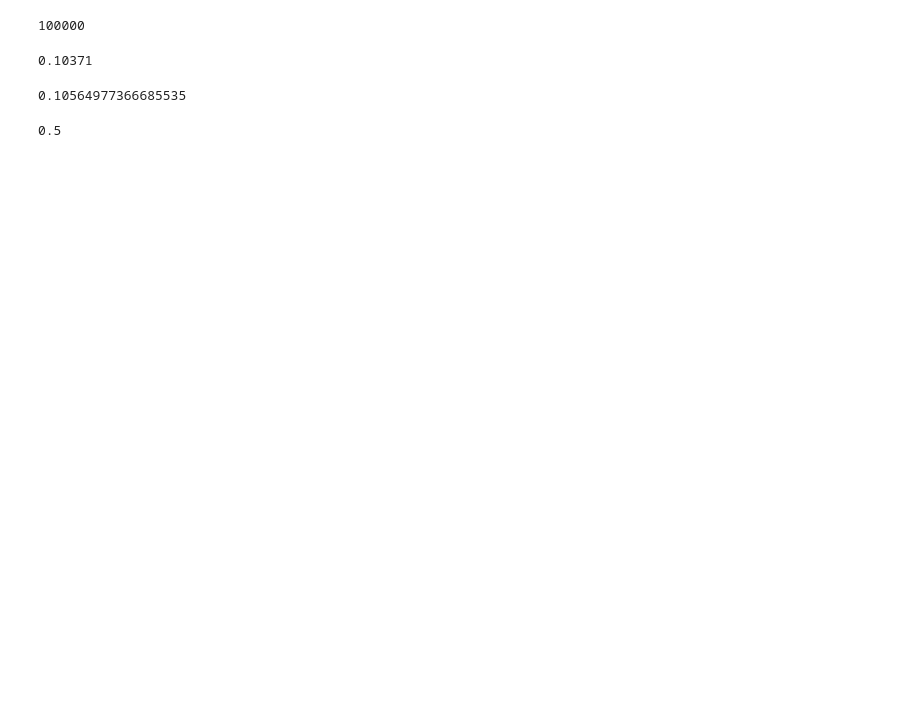
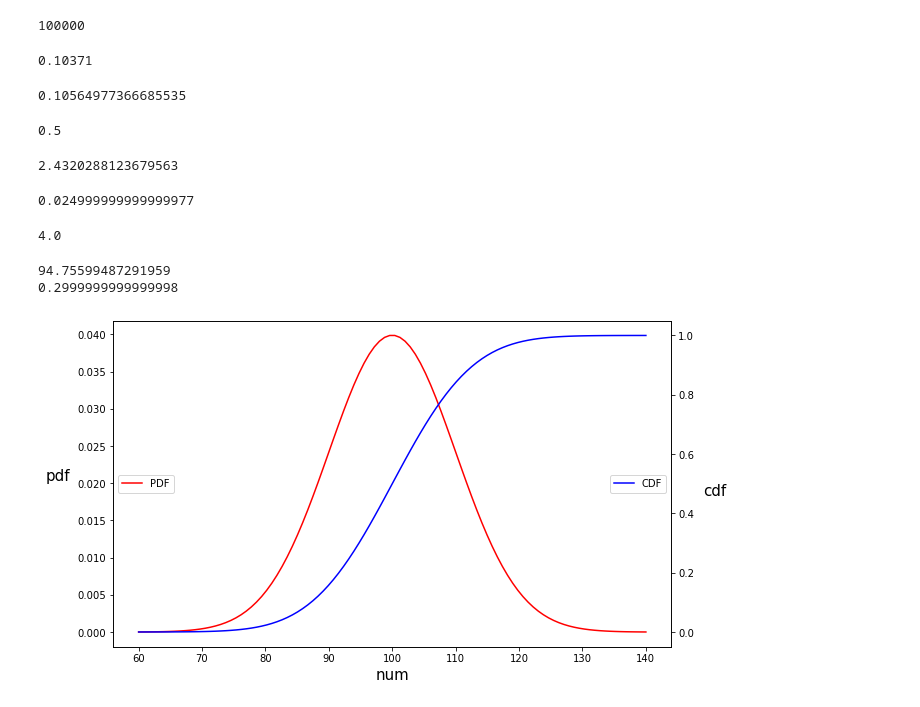
Before and after one commit to kkyxxn/curriculum, a Jupyter notebook: m3_통계/stat3_복습.ipynb, the cells around one changed output. Drawn from its saved outputs; the diff is of its cells as text; code cells hidden in the pictures; blank space fills up the shorter version.

```diff
--- a/m3_통계/stat3_복습.ipynb
+++ b/m3_통계/stat3_복습.ipynb
@@ -893,3 +860,56 @@ rv = stats.norm.cdf(loc=4, scale=1 ,x=4)
 rv
 # %% [output]
 0.5
+# %%
+# 하측확률 : '확률변수 X가 N보다 작을 확률은 M퍼센트이다' 에서 M을 고정하고 N을 구하는 경우
+# 하측확률 -> 퍼센트포인트
+# 용어를 달리함 -> 하측확률 = 확률밀도 = 확률
+# 퍼센트 포인트 = 확률변수
+stats.norm.ppf(loc=4, scale=0.8, q=0.025) # 확률밀도함수(probability density function)
+# %% [output]
+2.4320288123679563
+# %%
+# 퍼센트포인트(확률변수) -> 하측확률
+# 확률밀도함수의 누적밀도를 구하는 함수인 scipy 패키지의 norm.cdf() 함수
+stats.norm.cdf(loc = 4, scale = 0.8, x=2.4320288123679563)
+# %% [output]
+0.024999999999999977
+# %%
+# 하측확률이 50%가 되는 퍼센트포인트는 평균과 일치
+# 누적분포함수의 역함수(inverse cumulative distribution function)
+stats.norm.ppf(loc=4, scale=0.8, q=0.5)
+# %% [output]
+4.0
+# %%
+#[과제] 평균이 100, 표준편차 10인 정규분포에서 하측확률이 0.3일 경우의 퍼센트포인트를 구하고 그 ppf를 적용하여 하측확률을 구하세요
+a = stats.norm.ppf(loc=100,scale=10,q=0.3)
+print(a) # 하측확률이 0.3일 경우의 퍼센트포인트 구하기
+b = stats.norm.cdf(loc=100,scale=10,x=a)
+print(b) # 하측확률 구하기
+# %% [output]
+94.75599487291959
+0.2999999999999998
+# %%
+#[과제]상기 정규분포의 확률밀도함수와 누적분포함수를 시각화하여 하측확률과 pp간의 관계를 구하시오
+fig = plt.figure(figsize=(10,6))
+ax1 = fig.add_subplot(111)
+ax2 = ax1.twinx()
+
+rv = stats.norm(loc=100, scale=10)
+xx = np.linspace(60,140,100)
+
+pdf = rv.pdf(xx)
+cdf = rv.cdf(xx)
+
+line_pdf = ax1.plot(xx, pdf, color='red',label='PDF')
+ax1.set_xlabel('num',fontsize=15)
+ax1.set_ylabel('pdf',rotation=0,fontsize=15,labelpad=20)
+
+line_cdf = ax2.plot(xx,cdf,color='blue',label='CDF')
+ax2.set_ylabel('cdf',rotation=0,fontsize=15,labelpad=20)
+
+ax1.legend(loc='center left') # 범례 추가
+ax2.legend(loc='center right')
+plt.show()
+# %% [output]
+[figure, added]
```
Also changed, not shown: parts of 107 cells of this notebook, 2 other files.
